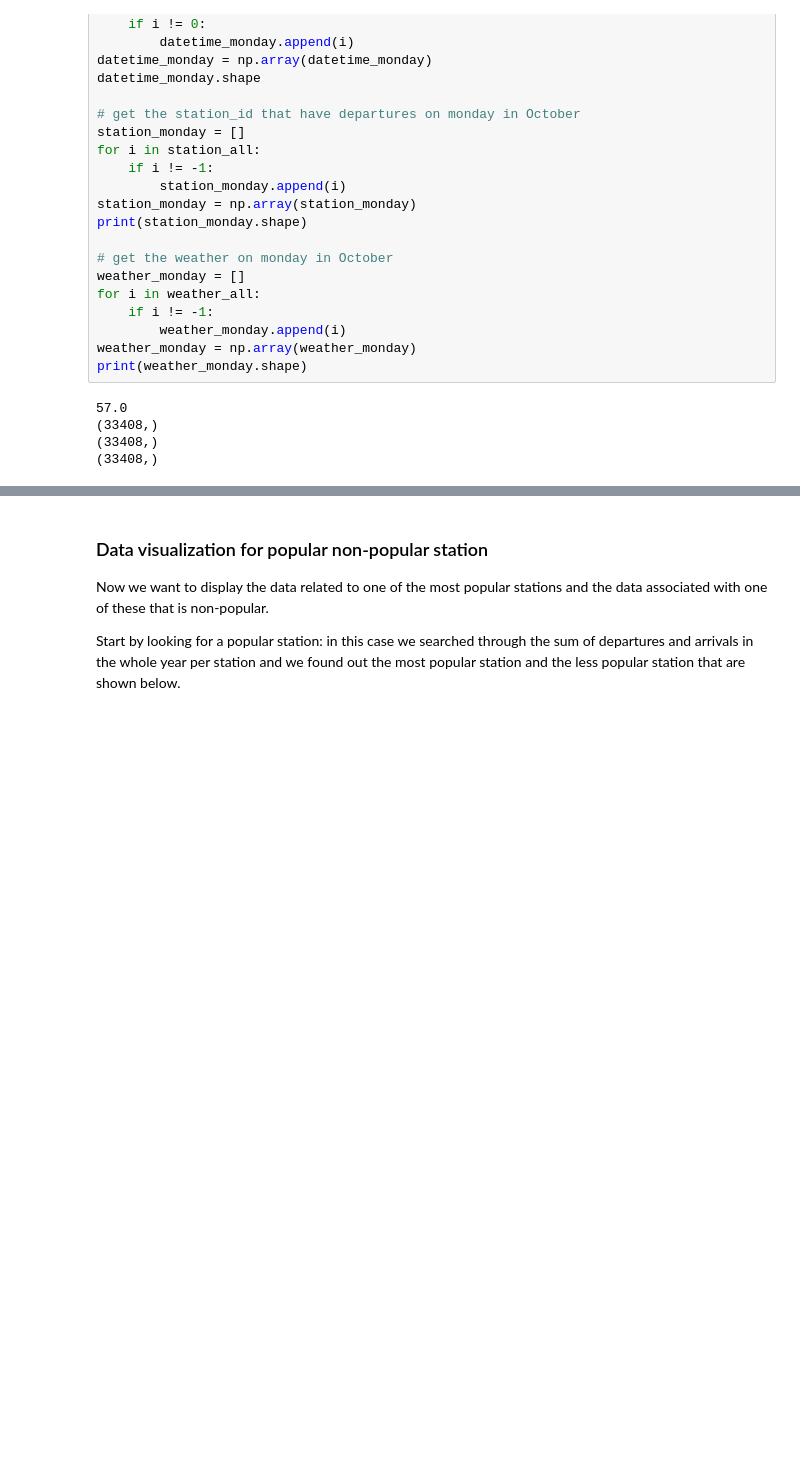
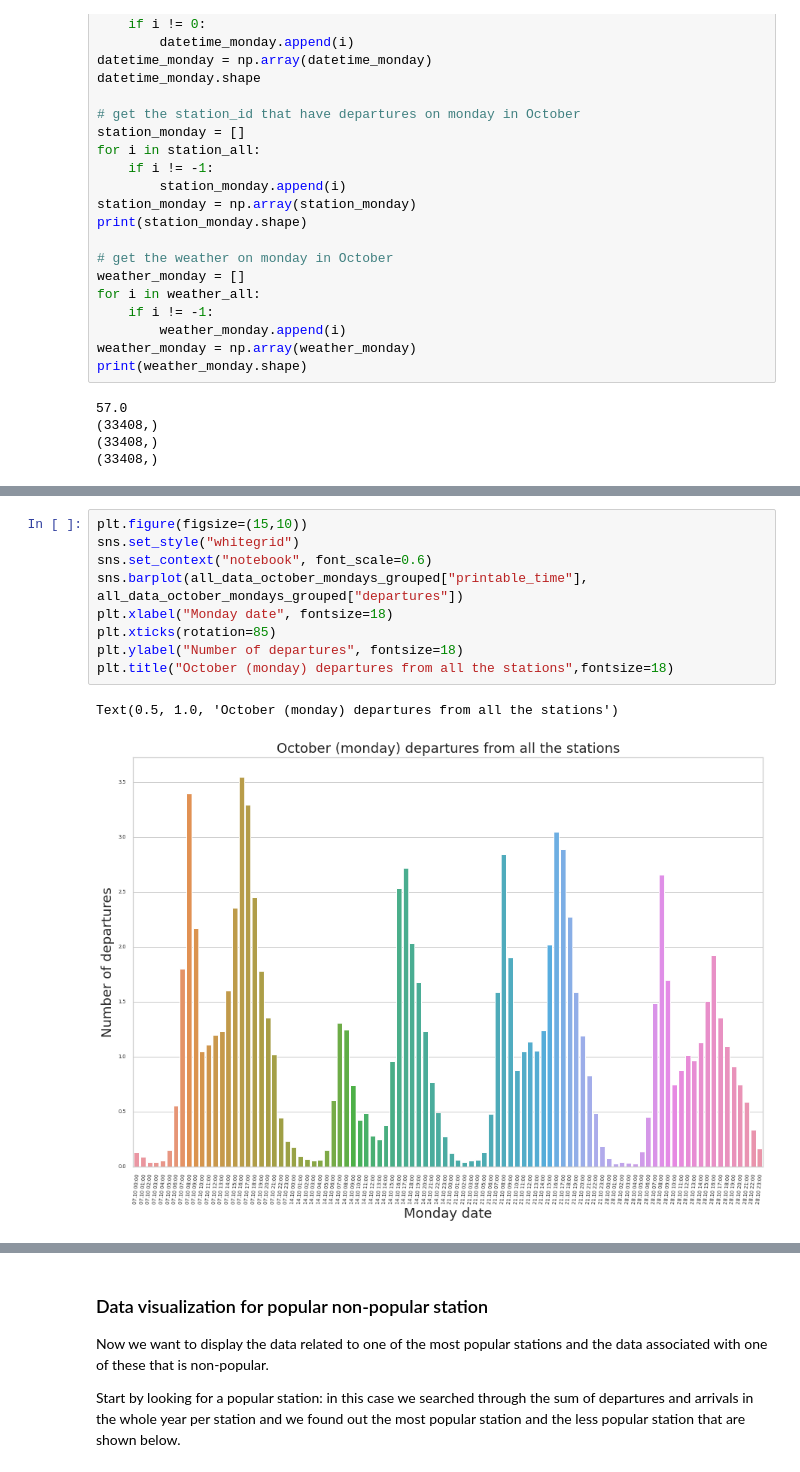
Before and after one commit to giacomogreggio/HSL-citybikes-predictor, a Jupyter notebook: HSL_citybikes_predictor.ipynb, the cells around one changed output, grey strips where cells are left out. Cells and saved outputs as stored; diff of their text form; blank space fills up the shorter version.

```diff
--- a/HSL_citybikes_predictor.ipynb
+++ b/HSL_citybikes_predictor.ipynb
@@ -417 +428,13 @@ See the caveats in the documentation: https://pandas.pydata.org/pandas-docs/stab
+# %%
+plt.figure(figsize=(15,10))
+sns.set_style("whitegrid")
+sns.set_context("notebook", font_scale=0.6)
+sns.barplot(all_data_october_mondays_grouped["printable_time"], all_data_october_mondays_grouped["departures"])
+plt.xlabel("Monday date", fontsize=18)
+plt.xticks(rotation=85)
+plt.ylabel("Number of departures", fontsize=18)
+plt.title("October (monday) departures from all the stations",fontsize=18)
+# %% [output]
+Text(0.5, 1.0, 'October (monday) departures from all the stations')
+[figure, added]
 # %%
```
Also changed, not shown: parts of 4 cells of this notebook.
